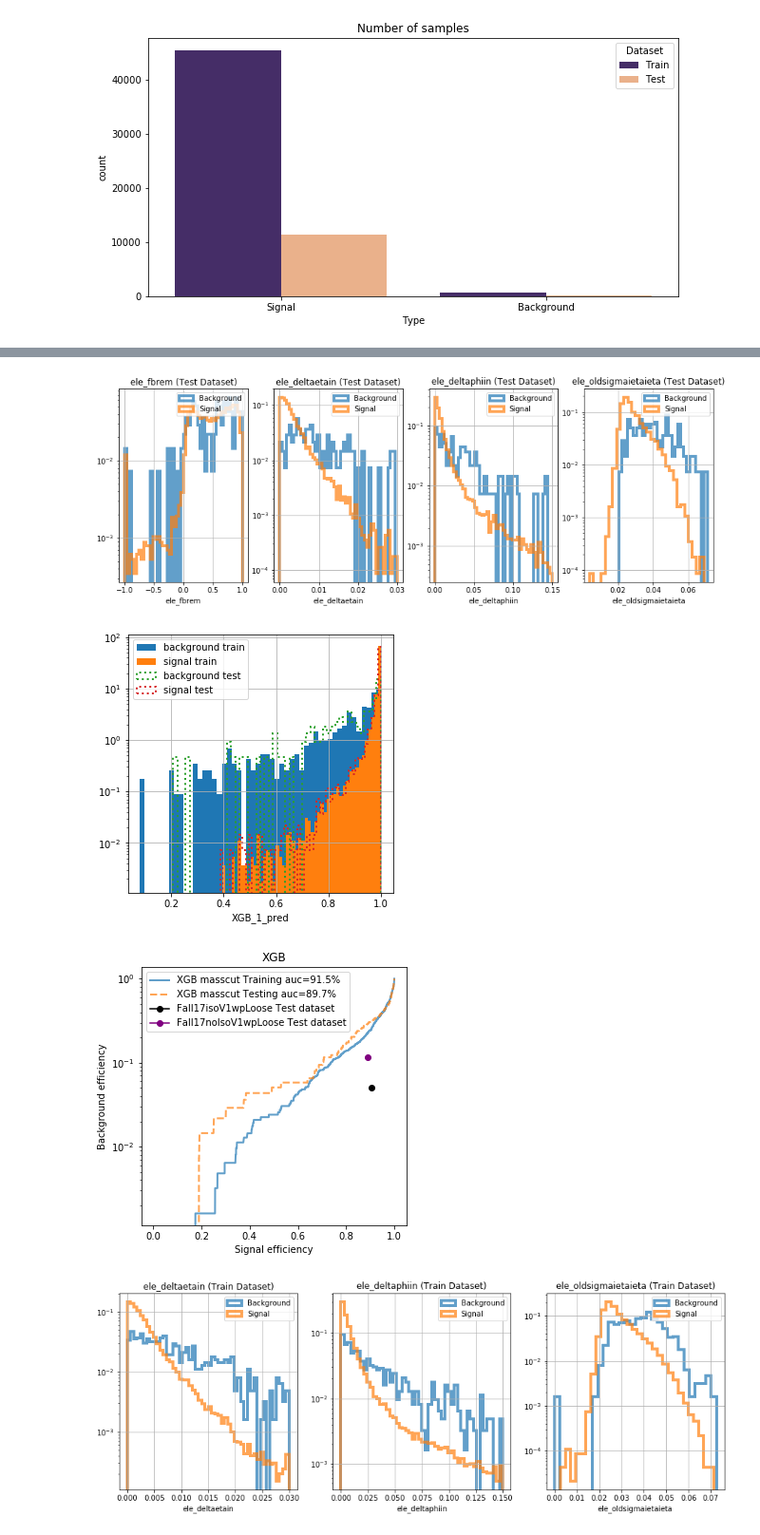
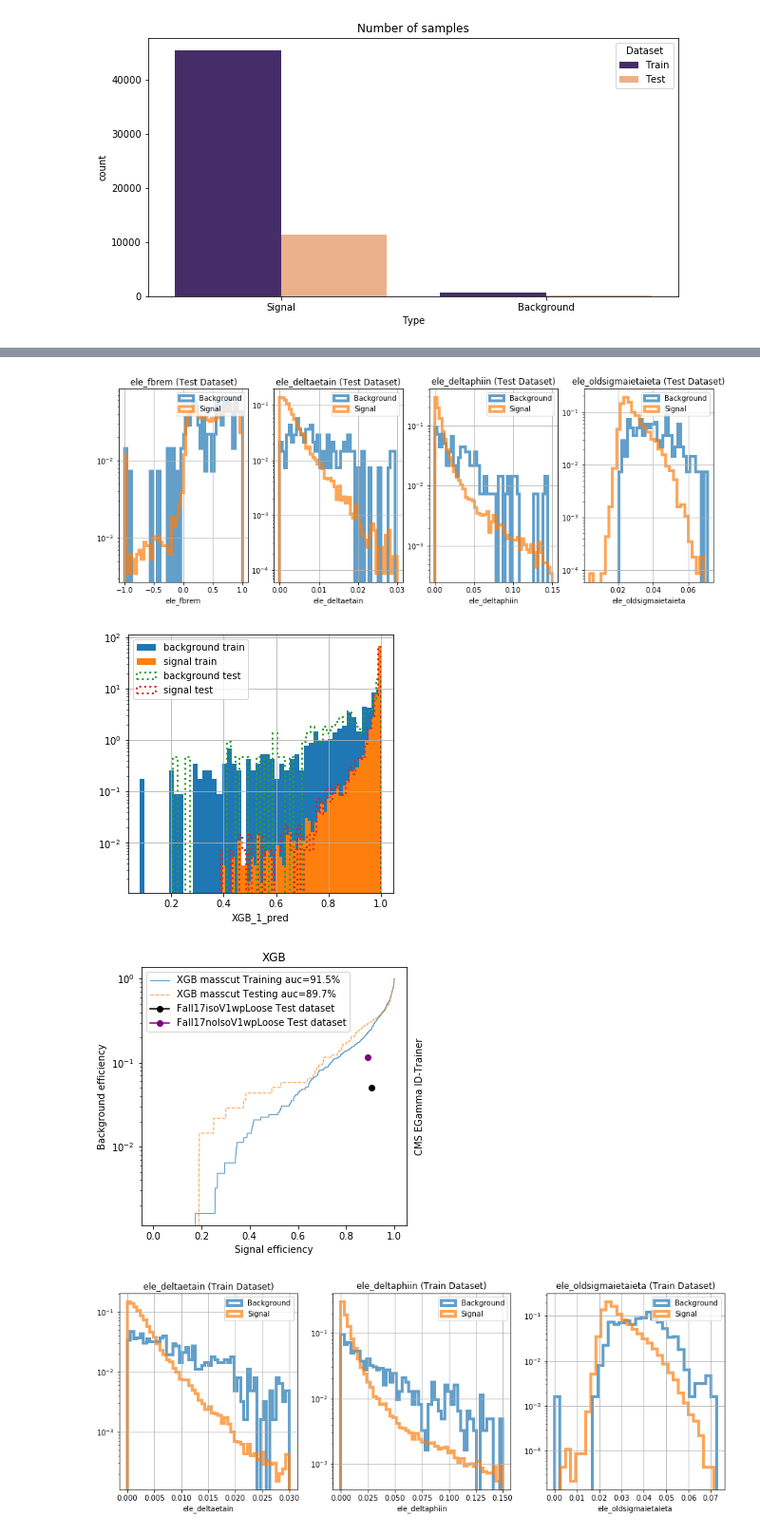
Before and after one commit to cms-egamma/ID-Trainer, a Jupyter notebook: Trainer.ipynb, the cells around one changed output, grey strips where cells are left out. Shown: that part at 95% size. Saved outputs shown, nothing was run; the diff lists cells and outputs as text; code cells hidden in the pictures.

```diff
--- a/Trainer.ipynb
+++ b/Trainer.ipynb
@@ -60,7 +60,7 @@ def plot_roc_curve(df, score_column, tpr_threshold=0, ax=None, color=None, lines
     fpr, tpr = fpr[mask], tpr[mask]
     auc=metrics.auc(fpr, tpr)
     label=label+' auc='+str(round(auc*100,1))+'%'
-    ax.plot(tpr, fpr, label=label, color=color, linestyle=linestyle,linewidth=2,alpha=0.7)
+    ax.plot(tpr, fpr, label=label, color=color, linestyle=linestyle,linewidth=1,alpha=0.7)
     ax.set_yscale("log")
     ax.legend(loc='best')
     return auc
@@ -77,6 +77,15 @@ def plot_single_roc_point(df, var='Fall17isoV1wpLoose',
     ax.plot([signaleff], [1-backgroundrej], marker=marker, color=color, markersize=markersize, label=label)
     ax.set_yscale("log")
     ax.legend(loc='best')
+
+def pngtopdf(ListPattern='*ROC*png',Save="mydoc.pdf"):
+    import glob, PIL.Image
+    L = [PIL.Image.open(f) for f in glob.glob(ListPattern)]
+    for i,Li in enumerate(L):
+        rgb = PIL.Image.new('RGB', Li.size, (255, 255, 255))
+        rgb.paste(Li, mask=Li.split()[3])
+        L[i]=rgb
+    L[0].save(Save, "PDF" ,resolution=100.0, save_all=True, append_images=L[1:])
 # %%
 if in_ipynb():
     print("In IPython")
@@ -199,6 +208,7 @@ def PrepDataset(df_final,TrainIndices,TestIndices,features,cat,weight):
     return X_train, Y_train, Wt_train, X_test, Y_test, Wt_test
 # %%
 import pickle
+import multiprocessing
 for MVA in Conf.MVAs:
 
     if 'XGB' in MVA:
@@ -211,7 +221,12 @@ for MVA in Conf.MVAs:
         xgb_model = xgb.XGBClassifier(objective="binary:logistic", random_state=Conf.RandomState)
         #xgb_model.set_config(verbosity=2)
         prGreen("Performing XGB grid search")
-        cv = GridSearchCV(xgb_model, Conf.XGBGridSearch[MVA],scoring = 'accuracy',cv=3,verbose=1)
+        if Conf.Multicore:
+            cv = GridSearchCV(xgb_model, Conf.XGBGridSearch[MVA],
+                              scoring = 'accuracy',cv=3,verbose=1,n_jobs=2)#multiprocessing.cpu_count())
+        else:
+            cv = GridSearchCV(xgb_model, Conf.XGBGridSearch[MVA],
+                              scoring = 'accuracy',cv=3,verbose=1)
         search=cv.fit(X_train, Y_train, sample_weight=Wt_train,verbose=1)
         pickle.dump(cv, open(Conf.OutputDirName+"/"+MVA+"_"+"modelXGB.pkl", "wb"))
         #modelDNN.save(Conf.OutputDirName+"/"+MVA+"_"+"modelDNN.h5")
@@ -241,6 +256,11 @@ for MVA in Conf.MVAs:
         axes.set_ylabel("Background efficiency")
         axes.set_xlabel("Signal efficiency")
         axes.set_title("XGB")
+        axes.text(1.05, 0.5, 'CMS EGamma ID-Trainer',
+            horizontalalignment='center',
+            verticalalignment='center',
+            rotation='vertical',
+            transform=axes.transAxes)
         plt.savefig(Conf.OutputDirName+"/"+MVA+"_"+"XGBROC.png")
 # %% [output]
  MakingTrain dataset feature plots
@@ -265,12 +285,12 @@ Fitting 3 folds for each of 4 candidates, totalling 12 fits
  Expected accuracy of XGB model = 98.6%
  XGB Best Parameters
  {'gamma': 0.5, 'learning_rate': 0.01}
  Plotting output response for XGB
  Plotting ROC for XGB
 [figure]
 [figure]
 [figure]
-[figure, old version]
+[figure, new version]
 [figure]
 [figure]
 [figure]
```
Also changed, not shown: parts of 6 cells of this notebook, 3 other files.
